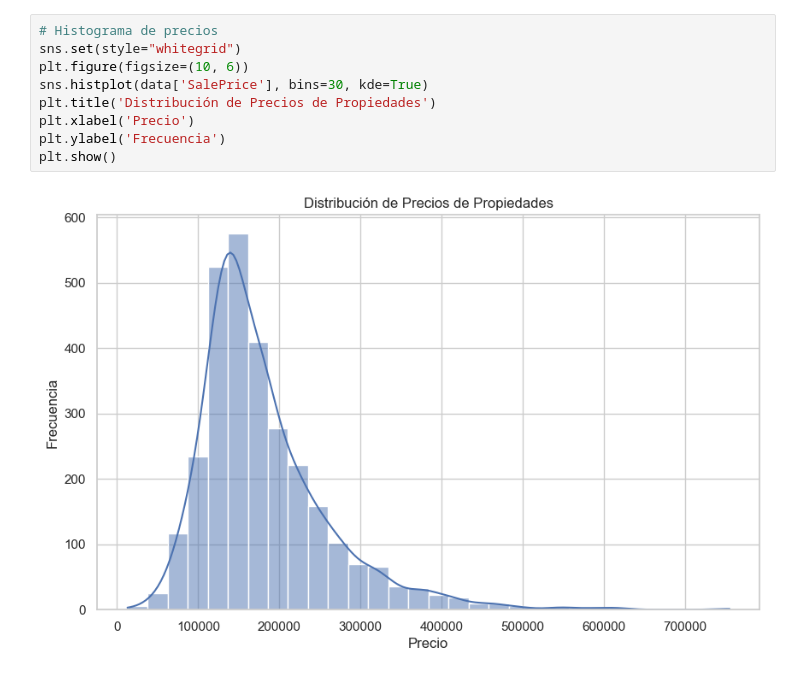
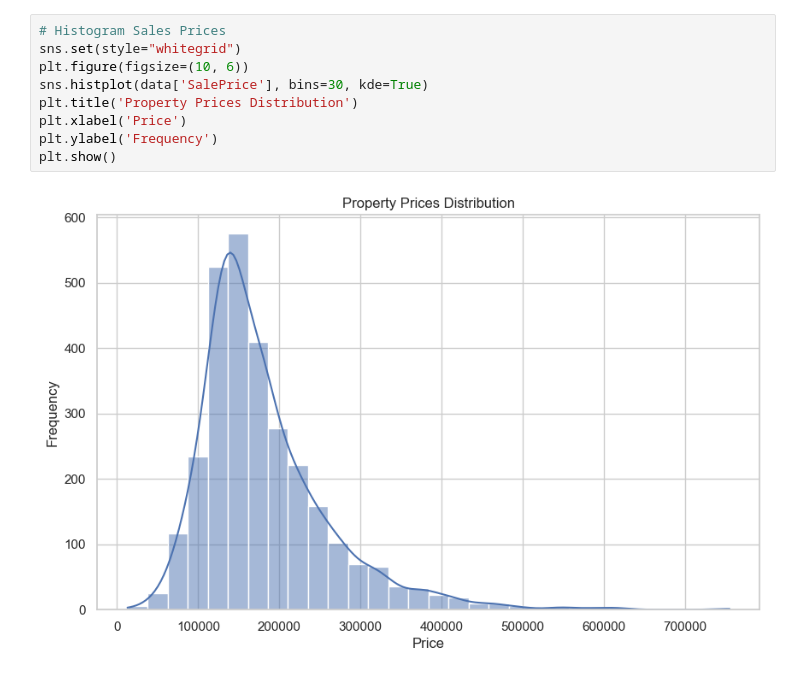
Before and after one commit to alejandroamp/Property-Value-Prediction, a Jupyter notebook: notebooks/EDA.ipynb, the cells around one changed output. Cells and saved outputs as stored; diff of their text form.

```diff
--- a/notebooks/EDA.ipynb
+++ b/notebooks/EDA.ipynb
@@ -67,12 +71,12 @@ Length: 82, dtype: int64
 # %%
-# Histograma de precios
+# Histogram Sales Prices
 sns.set(style="whitegrid")
 plt.figure(figsize=(10, 6))
 sns.histplot(data['SalePrice'], bins=30, kde=True)
-plt.title('Distribución de Precios de Propiedades')
-plt.xlabel('Precio')
-plt.ylabel('Frecuencia')
+plt.title('Property Prices Distribution')
+plt.xlabel('Price')
+plt.ylabel('Frequency')
 plt.show()
 # %% [output]
-[figure, old version]
+[figure, new version]
 # %%
```
Also changed, not shown: parts of 15 cells of this notebook, 5 other files.
